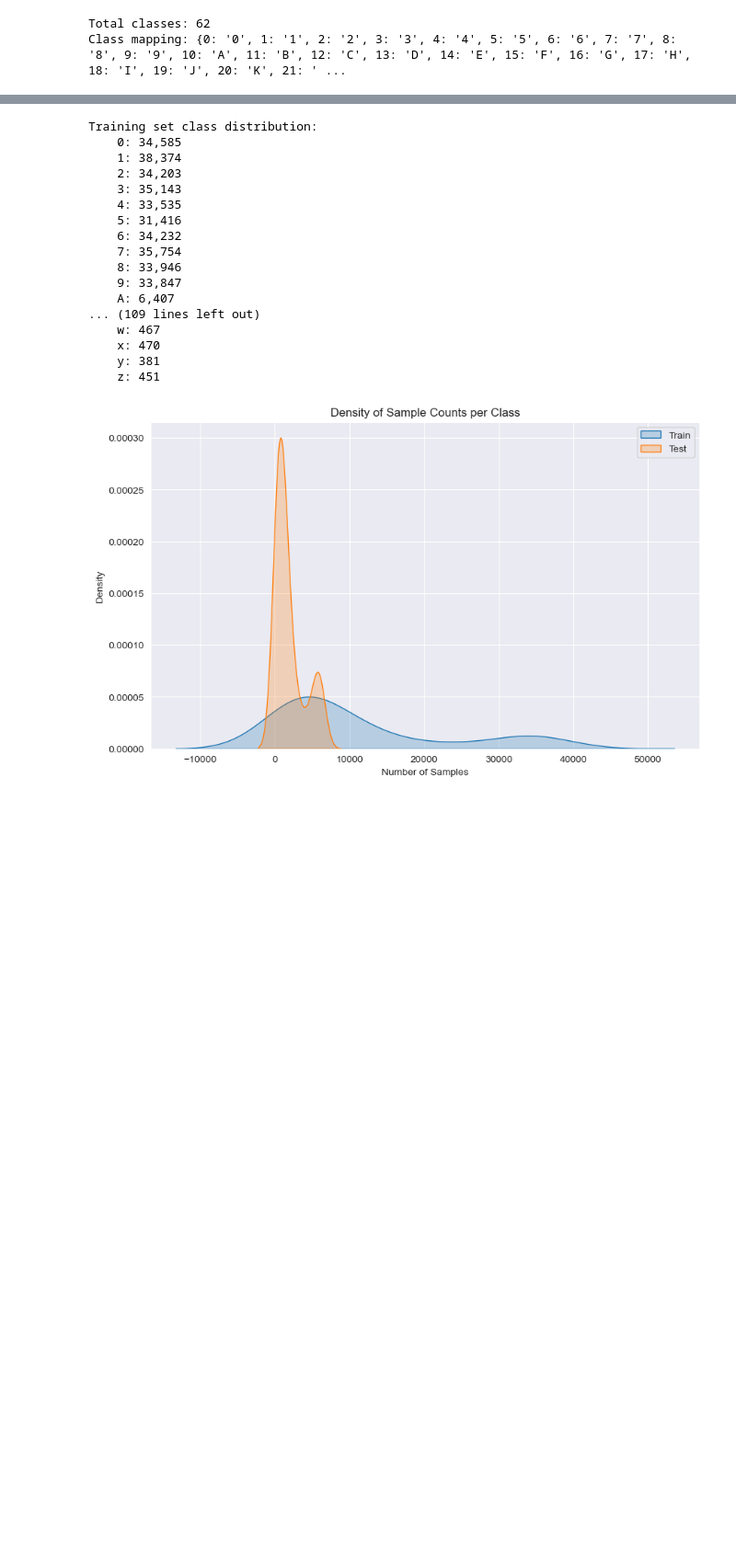
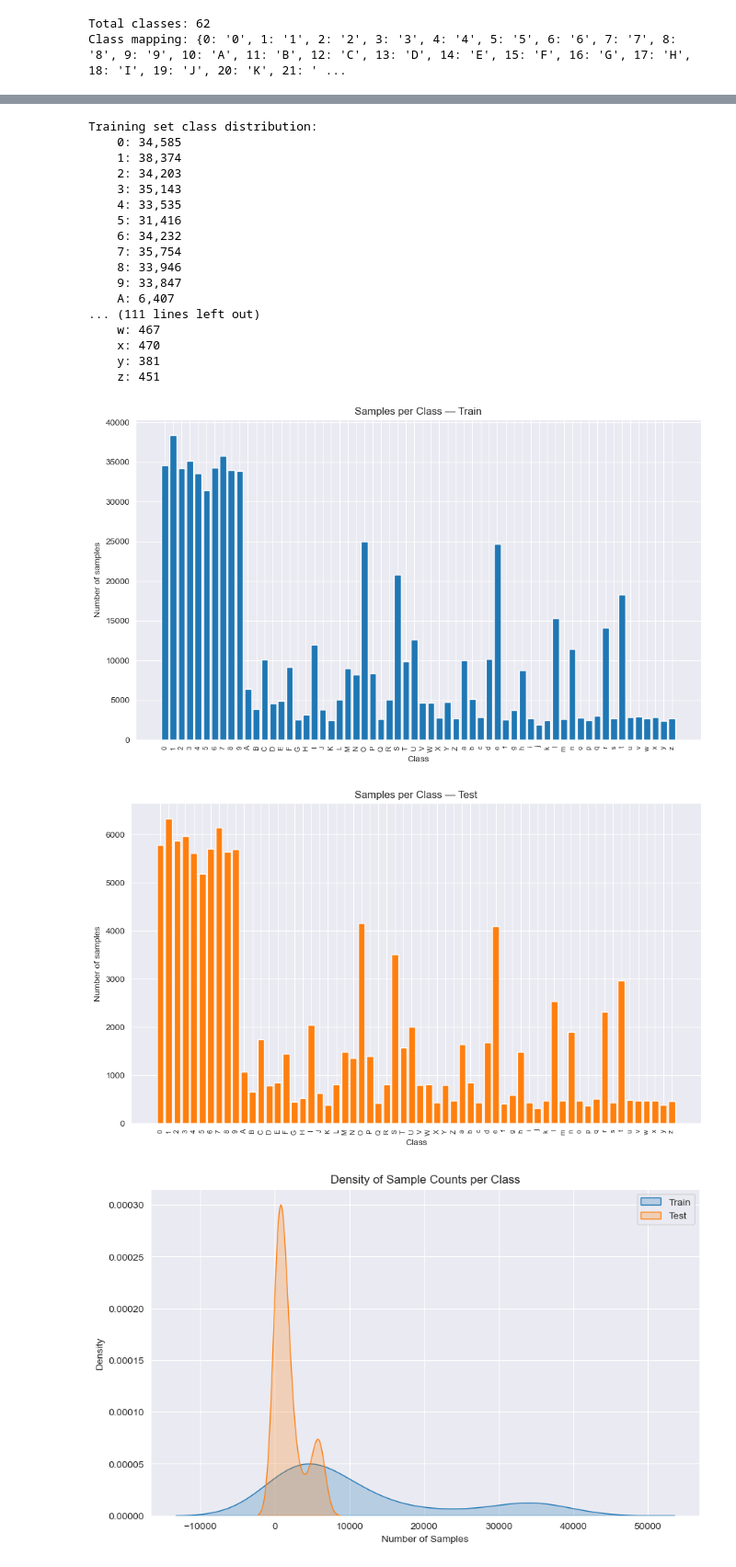
Before and after one commit to lauranagamine1/ml-p3-character-recognition, a Jupyter notebook: eda_emnist_byclass.ipynb, the cells around one changed output, grey strips where cells are left out. Shown at 92% size. Saved outputs shown, nothing was run; the diff lists cells and outputs as text; code cells hidden in the pictures; blank space fills up the shorter version.

Commit message:
Added barplot for class distribution.

```diff
--- a/eda_emnist_byclass.ipynb
+++ b/eda_emnist_byclass.ipynb
@@ -82,6 +82,7 @@ for class_id in sorted(train_counts.keys()):
     class_name = class_mapping.get(class_id, f"Unknown ({class_id})")
     print(f"    {class_name}: {train_counts[class_id]:,}")
 
+print("\nTest set class distribution:")
 for class_id in sorted(test_counts.keys()):
     class_name = class_mapping.get(class_id, f"Unknown ({class_id})")
     print(f"    {class_name}: {test_counts[class_id]:,}")
@@ -98,11 +99,38 @@ Training set class distribution:
     8: 33,946
     9: 33,847
     A: 6,407
-... (109 lines left out)
+... (111 lines left out)
     w: 467
     x: 470
     y: 381
     z: 451
+# %%
+class_ids = sorted(class_mapping.keys())
+
+train_series = pd.Series(train_counts).reindex(class_ids, fill_value=0)
+test_series = pd.Series(test_counts).reindex(class_ids, fill_value=0)
+class_names = [class_mapping[cid] for cid in class_ids]
+
+plt.figure(figsize=(10, 6))
+plt.bar(range(len(class_ids)), train_series.values, color='tab:blue')
+plt.xticks(range(len(class_ids)), class_names, rotation=90, fontsize=8)
+plt.xlabel('Class')
+plt.ylabel('Number of samples')
+plt.title('Samples per Class — Train')
+plt.tight_layout()
+plt.show()
+
+plt.figure(figsize=(10, 6))
+plt.bar(range(len(class_ids)), test_series.values, color='tab:orange')
+plt.xticks(range(len(class_ids)), class_names, rotation=90, fontsize=8)
+plt.xlabel('Class')
+plt.ylabel('Number of samples')
+plt.title('Samples per Class — Test')
+plt.tight_layout()
+plt.show()
+# %% [output]
+[figure, added]
+[figure, added]
 # %%
 plt.figure(figsize=(10, 6))
 sns.kdeplot(train_df['count'], label='Train', fill=True)
```
Also changed, not shown: parts of 1 cell of this notebook.
